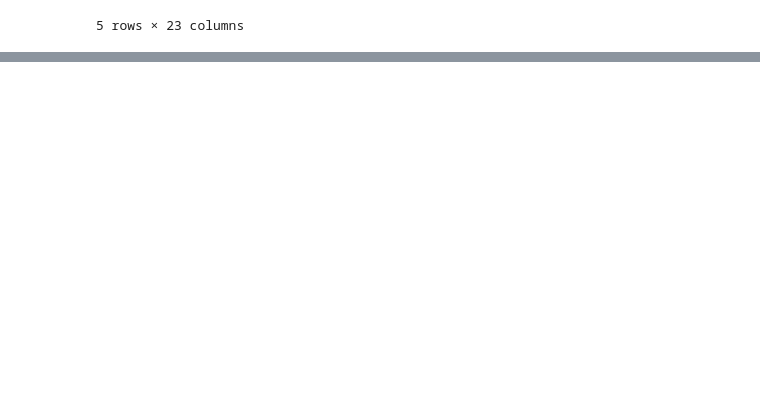
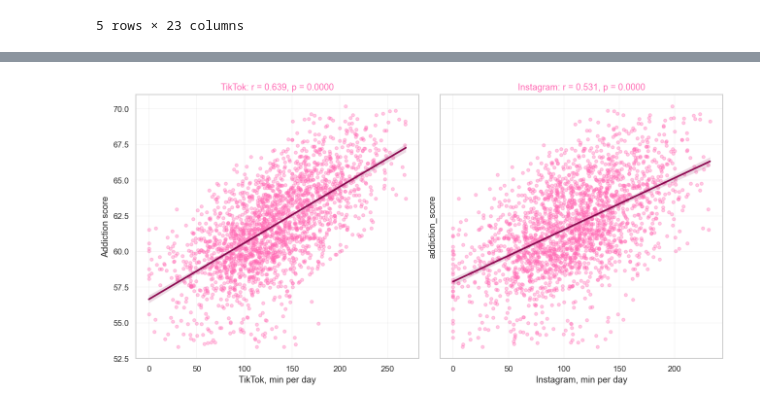
Before and after one commit to evvwwaa/TikTok-Instagram-Addiction, a Jupyter notebook: notebook.ipynb, the cells around one changed output, grey strips where cells are left out. Cells and saved outputs as stored; diff of their text form; code cells hidden in the pictures; blank space fills up the shorter version.

```diff
--- a/notebook.ipynb
+++ b/notebook.ipynb
@@ -135,0 +296,14 @@ data2.describe()
+# %%
+fig, axes = plt.subplots(1, 2, figsize=(12, 6), sharey=True)
+
+for ax, col, title in zip(axes,['tiktok_minutes_daily', 'instagram_minutes_daily'], ['TikTok', 'Instagram']):
+    sns.regplot(x = col, y = 'addiction_score', data = data2, ax = ax, scatter_kws = {'alpha': 0.35, 's': 18, 'color': PINK['rose']}, line_kws = {'color': PINK['deep']})
+    r, p = pearsonr(data2[col], data2['addiction_score'])
+    ax.set_title(f'{title}: r = {r:.3f}, p = {p:.4f}')
+    ax.set_xlabel(f'{title}, min per day')
+
+axes[0].set_ylabel('Addiction score')
+plt.tight_layout()
+plt.show()
+# %% [output]
+[figure, added]
```
Also changed, not shown: parts of 22 cells of this notebook.
